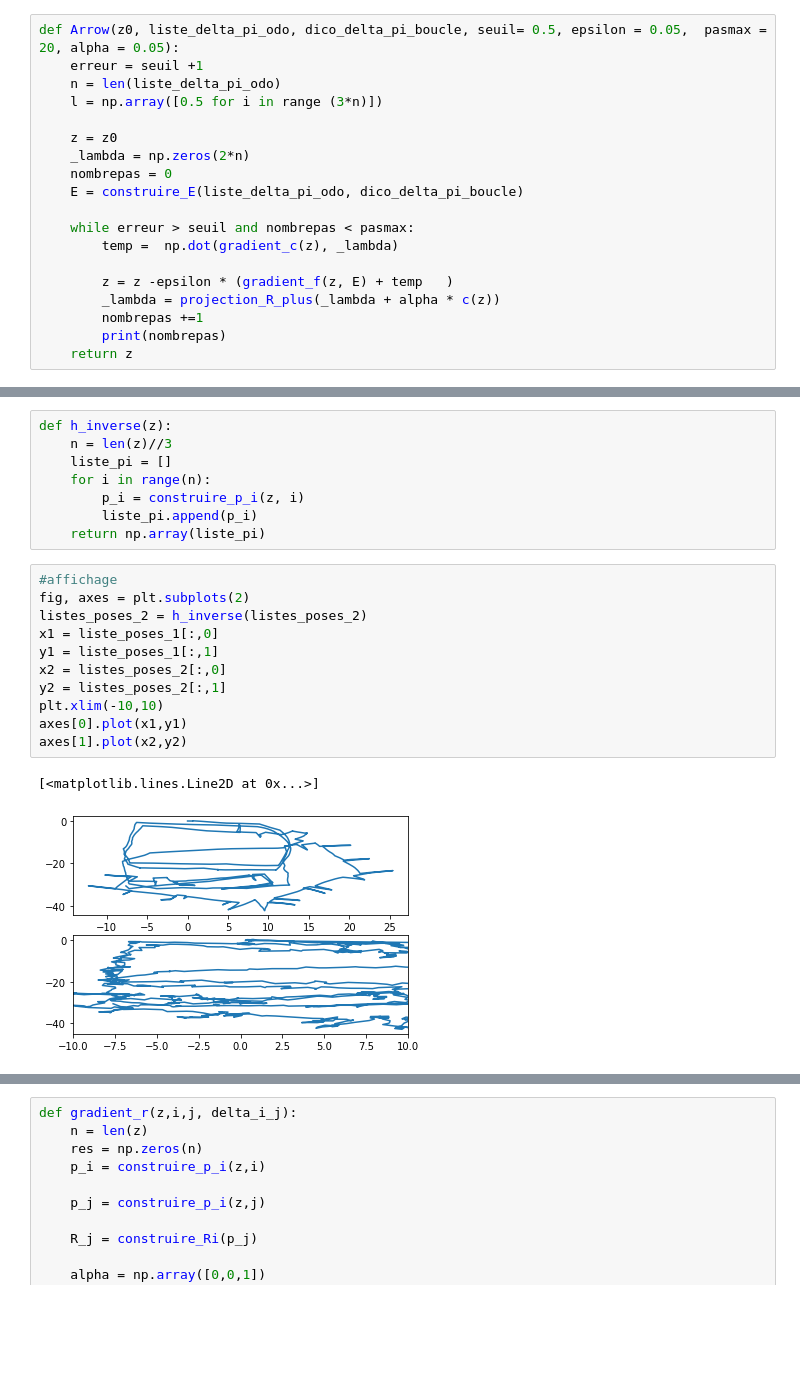
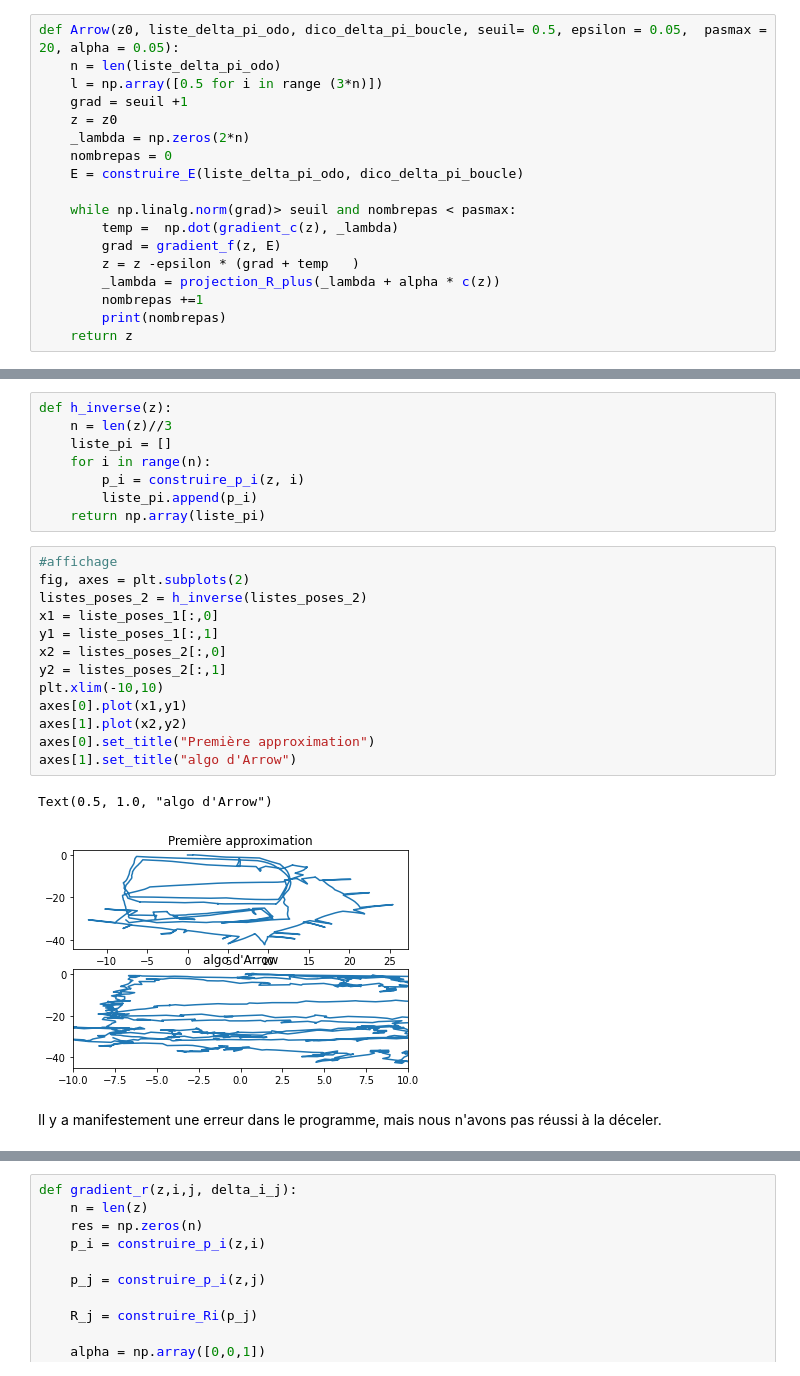
Before and after one commit to martin5555555555/opti, a Jupyter notebook: opti.ipynb, the cells around one changed output, grey strips where cells are left out. Saved outputs shown, nothing was run; the diff lists cells and outputs as text; blank space fills up the shorter version.

```diff
--- a/opti.ipynb
+++ b/opti.ipynb
@@ -276,19 +279,18 @@ def c(z):
     return l
 # %%
 def Arrow(z0, liste_delta_pi_odo, dico_delta_pi_boucle, seuil= 0.5, epsilon = 0.05,  pasmax = 20, alpha = 0.05):
-    erreur = seuil +1
     n = len(liste_delta_pi_odo)
     l = np.array([0.5 for i in range (3*n)])
-
+    grad = seuil +1
     z = z0
     _lambda = np.zeros(2*n)
     nombrepas = 0
     E = construire_E(liste_delta_pi_odo, dico_delta_pi_boucle)
 
-    while erreur > seuil and nombrepas < pasmax:
+    while np.linalg.norm(grad)> seuil and nombrepas < pasmax:
         temp =  np.dot(gradient_c(z), _lambda)
-
-        z = z -epsilon * (gradient_f(z, E) + temp   )
+        grad = gradient_f(z, E)
+        z = z -epsilon * (grad + temp   )
         _lambda = projection_R_plus(_lambda + alpha * c(z))
         nombrepas +=1
         print(nombrepas)
@@ -341,16 +339,20 @@ def h_inverse(z):
 # %%
 #affichage
 fig, axes = plt.subplots(2)
 listes_poses_2 = h_inverse(listes_poses_2)
 x1 = liste_poses_1[:,0]
 y1 = liste_poses_1[:,1]
 x2 = listes_poses_2[:,0]
 y2 = listes_poses_2[:,1]
 plt.xlim(-10,10)
 axes[0].plot(x1,y1)
 axes[1].plot(x2,y2)
+axes[0].set_title("Première approximation")
+axes[1].set_title("algo d'Arrow")
 # %% [output]
-[<matplotlib.lines.Line2D at 0x...>]
+Text(0.5, 1.0, "algo d'Arrow")
-[figure, old version]
+[figure, new version]
+# %% [markdown]
+Il y a manifestement une erreur dans le programme, mais nous n'avons pas réussi à la déceler.
 # %% [markdown]
 ## Nouvelle méthode:
```
Also changed, not shown: parts of 8 cells of this notebook.
